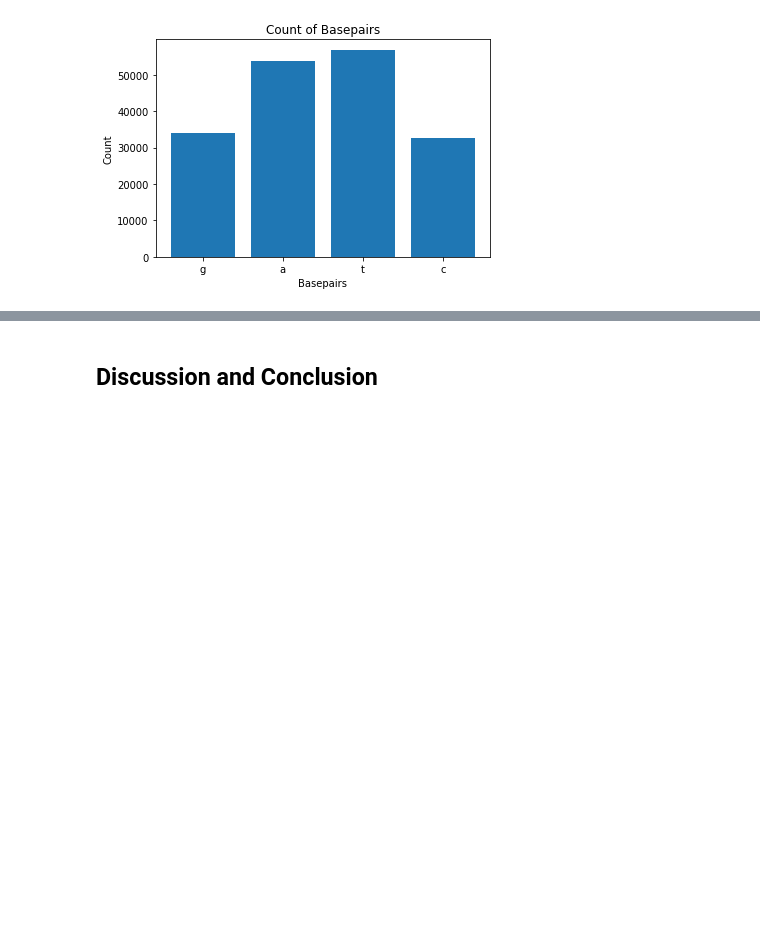
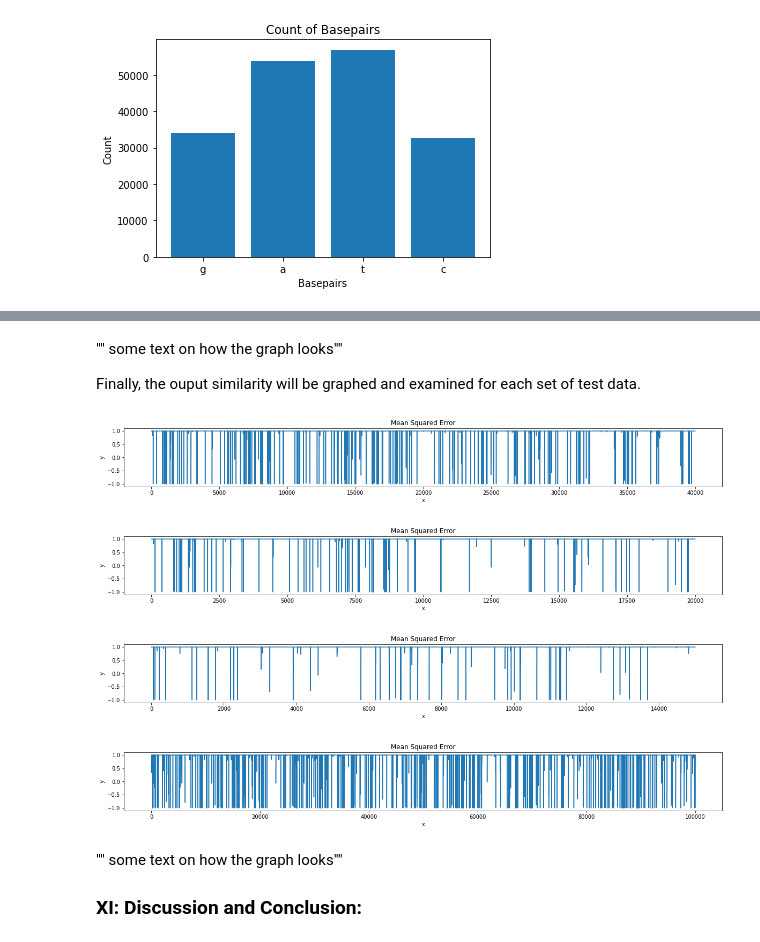
Before and after one commit to christophersanchez/DataScience, a Jupyter notebook: Thinkful/Unit6/Neuroevolution_DNA_Sequence_Comparison.ipynb, the cells around one changed output, grey strips where cells are left out. Cells and saved outputs as stored; diff of their text form; code cells hidden in the pictures; blank space fills up the shorter version.

```diff
--- a/Thinkful/Unit6/Neuroevolution_DNA_Sequence_Comparison.ipynb
+++ b/Thinkful/Unit6/Neuroevolution_DNA_Sequence_Comparison.ipynb
@@ -334,19 +360,12 @@ TypeError: 'numpy.float64' object is not callable
 # %%
-def test_model(comparison, similarity):
-
-    # run the best network on the test data to test for consistency.
-    y_pred = network_population[0].predict(comparison)
-    mse = mean_squared_error(similarity, y_pred)
-    print(y_pred.mean())
-    print(total_similarity)
-    print(mse, '/n')
-
+graph_output = []
 graph_mse = []
-for x in range(5):
-    graph_mse.append(test_model(comparison_tests[x], similarity_tests[x]))
-
-plt.plot(graph_mse)
-plt.title('Mean Squared Error')
-plt.xlabel('x')
-plt.ylabel('y')
-plt.show()
+# run the best network on the test data to test for consistency.
+for x in range(4):
+    y_pred = network_population[0].predict(comparison_tests[x])
+    m_s_e = mse(similarity_tests[x], y_pred)
+    graph_output.append(y_pred)
+    graph_mse.append(m_s_e)
+    print('Output average:', y_pred.mean())
+    print('Total Similarity:', total_similarity(similarity_tests[x]))
+    print('Mean Squared Error:', m_s_e, '\n')
@@ -357,2 +401,24 @@ Counter(similarity_tests[0].values())
+# %% [markdown]
+"" some text on how the graph looks""
+
+Finally, the ouput similarity will be graphed and examined for each set of test data.
+# %%
+# plot the outputs for all of the networks
+for x in graph_output:
+    x = x.reshape(x.shape[0] * x.shape[1], 1)
+    plt.figure(figsize=(20,2))
+    plt.plot(x)
+    plt.title('Mean Squared Error')
+    plt.xlabel('x')
+    plt.ylabel('y')
+    plt.show()
+# %% [output]
+[figure, added]
+[figure, added]
+[figure, added]
+[figure, added]
 # %% [markdown]
-## Discussion and Conclusion
+"" some text on how the graph looks""
+
+
+### XI: Discussion and Conclusion:
```
Also changed, not shown: parts of 23 cells of this notebook.
